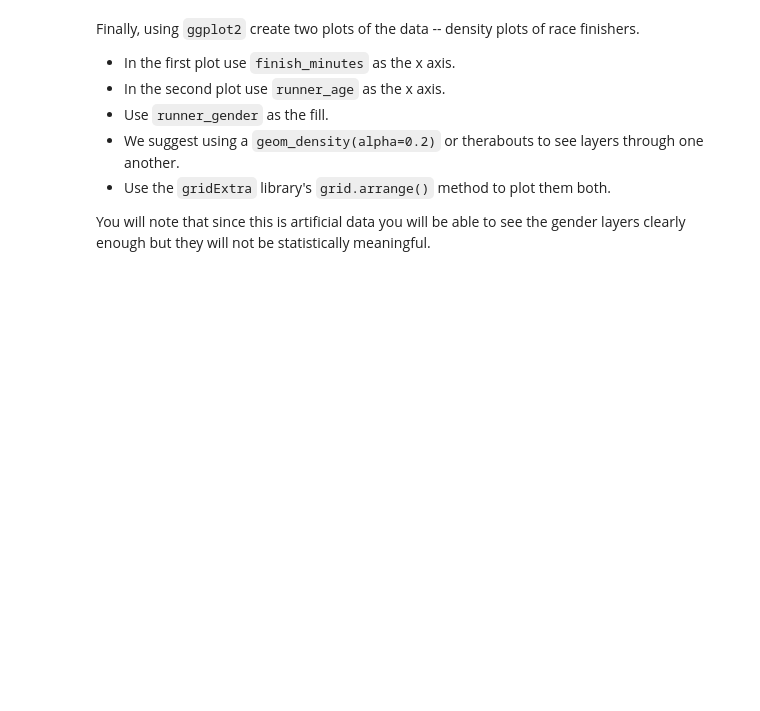
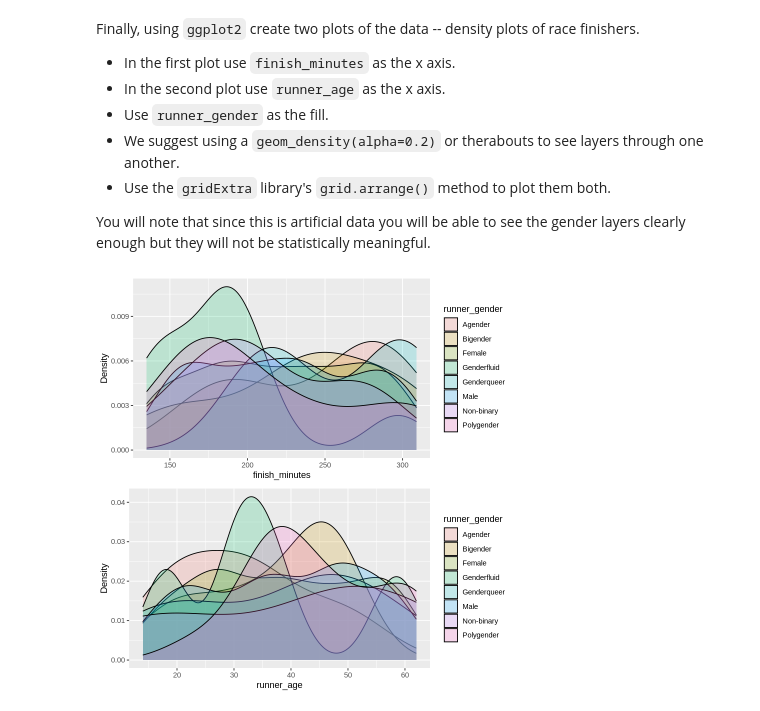
Before and after one commit to qfx4yk/ds1002-qfx4yk, a Jupyter notebook: labs/lab2/lab2-race-results.ipynb, the cells around one changed output. Saved outputs shown, nothing was run; the diff lists cells and outputs as text; code cells hidden in the pictures; blank space fills up the shorter version.

```diff
--- a/labs/lab2/lab2-race-results.ipynb
+++ b/labs/lab2/lab2-race-results.ipynb
@@ -171,6 +181,10 @@ A data.frame: 6 × 7
 Based on the minutes it took each runner to complete the race, identify the top three places for each gender.
 
 There are several ways to do this, some of which require less code than others. You will only be graded for producing the correct output, not on how elegant/advanced your programming is.
+# %%
+# Arrange by finish_minutes
+road_race_cleaned <- road_race_cleaned %>%
+  arrange(desc(finish_minutes))
 # %%
 # Split road_race_cleaned into separate data frames based on gender type
 road_race_split <- road_race_cleaned %>%
@@ -213,0 +252,14 @@ You will note that since this is artificial data you will be able to see the gen
+# %%
+# Density plots of race finishers
+common_subplot <- function(road_race_cleaned, field) {
+  ggplot(road_race_cleaned, aes(x=get(field), fill=runner_gender)) +
+    geom_density(alpha=0.2) +
+    labs(x=field, y="Density")
+}
+
+finish_minutes <- common_subplot(road_race_cleaned, "finish_minutes")
+age <- common_subplot(road_race_cleaned, "runner_age")
+
+grid.arrange(finish_minutes, age, nrow = 2)
+# %% [output]
+[figure, added]
```
Also changed, not shown: parts of 8 cells of this notebook.
